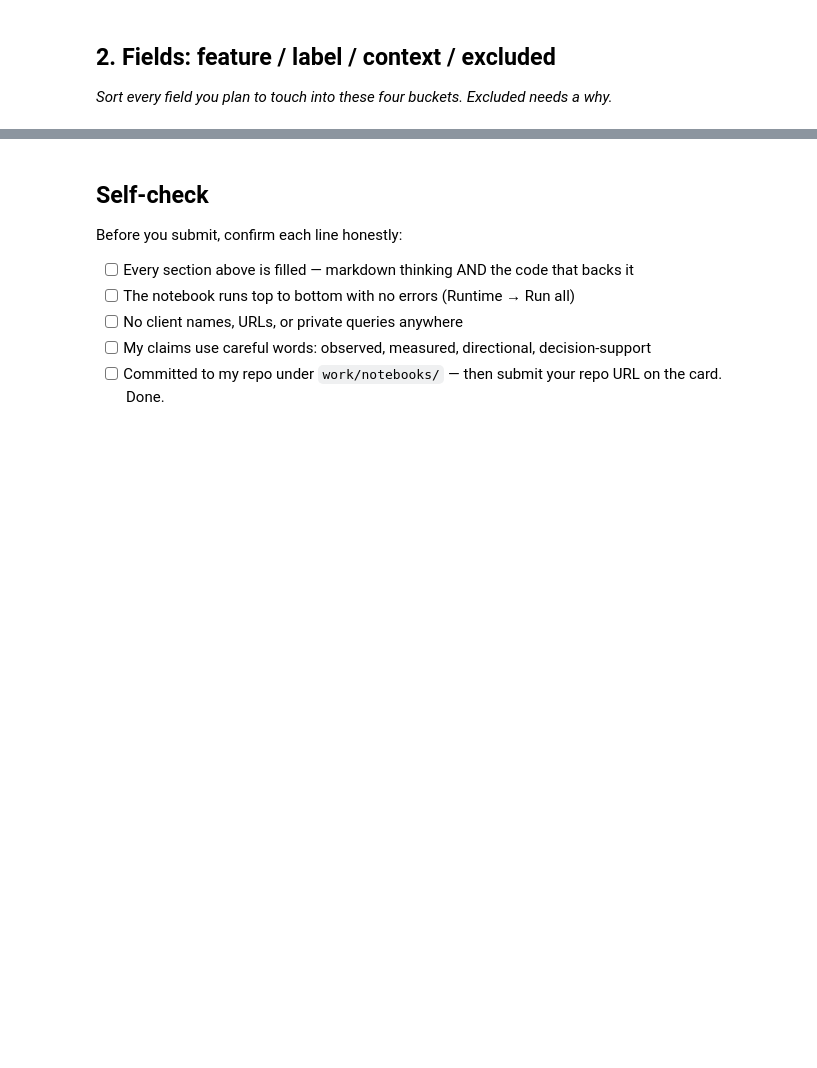
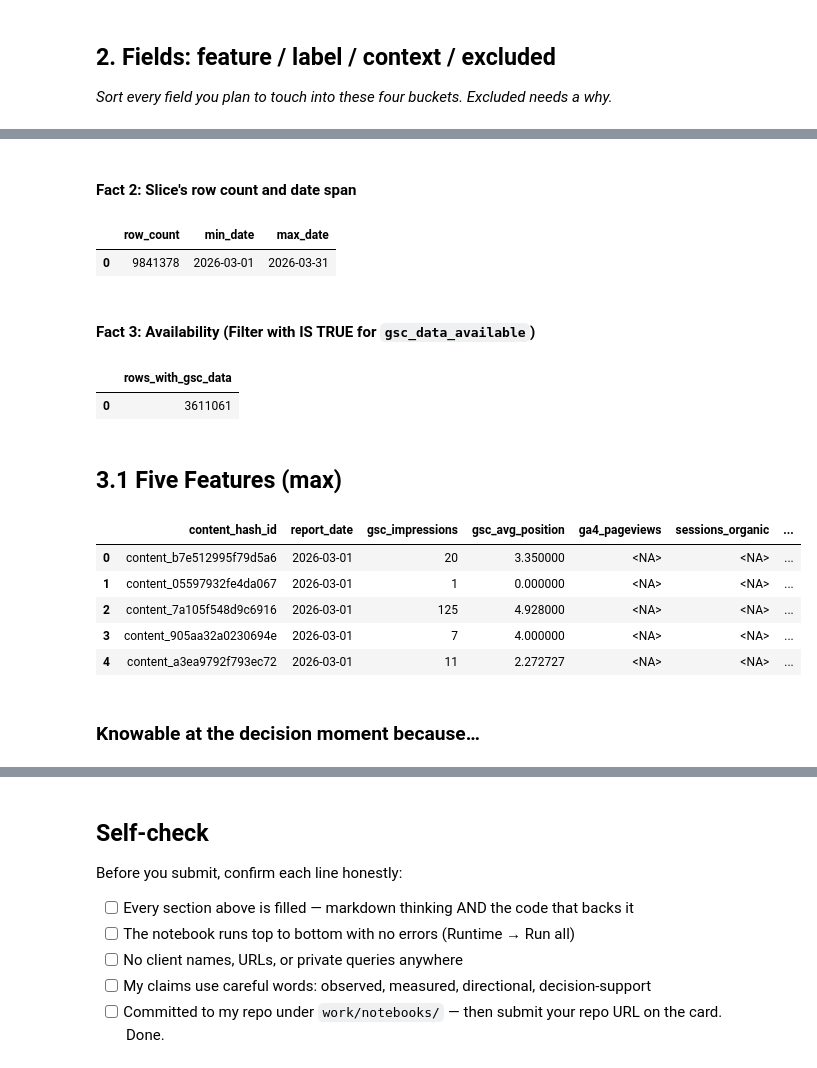
Before and after one commit to mukeshboolani786/flyrank-internship-ml, a Jupyter notebook: work/notebooks/w03_data_contract.ipynb, the cells around one changed output, grey strips where cells are left out. Cells and saved outputs as stored; diff of their text form; code cells hidden in the pictures; blank space fills up the shorter version.

```diff
--- a/work/notebooks/w03_data_contract.ipynb
+++ b/work/notebooks/w03_data_contract.ipynb
@@ -8,0 +11,6 @@ This skeleton is yours to fill. Work the sections **in order** — each one has
+# %%
+from google.colab import userdata
+
+HF_TOKEN = userdata.get("HF_TOKEN")
+
+print("Token Loaded:", HF_TOKEN is not None)
@@ -36,0 +151,64 @@ This skeleton is yours to fill. Work the sections **in order** — each one has
+# %% [markdown]
+#### Fact 2: Slice's row count and date span
+# %%
+# Query to get the total row count and the minimum/maximum report_date for the chosen month
+
+query_counts_dates = f"""SELECT
+    COUNT(*) AS row_count,
+    MIN(report_date) AS min_date,
+    MAX(report_date) AS max_date
+FROM '{data_path}'
+"""
+df_counts_dates = con.execute(query_counts_dates).fetchdf()
+display(df_counts_dates)
+# %% [output]
+|  | row_count | min_date | max_date |
+| 0 | 9841378 | 2026-03-01 | 2026-03-31 |
+# %% [markdown]
+#### Fact 3: Availability (Filter with IS TRUE for `gsc_data_available`)
+# %%
+# Query to filter for rows where gsc_data_available is TRUE and show the count
+
+query_availability = f"""SELECT
+    COUNT(*) AS rows_with_gsc_data
+FROM '{data_path}'
+WHERE gsc_data_available IS TRUE
+"""
+df_availability = con.execute(query_availability).fetchdf()
+display(df_availability)
+# %% [output]
+|  | rows_with_gsc_data |
+| 0 | 3611061 |
+# %% [markdown]
+## 3.1 Five Features (max)
+# %%
+# Select 5 features and the label from the fact_content_daily_performance table for month=2026-03
+# For this step, we'll select features available in the current row's context.
+
+feature_cols = [
+    'content_hash_id',
+    'report_date',
+    'gsc_impressions',
+    'gsc_avg_position',
+    'ga4_pageviews',
+    'sessions_organic',
+    'scroll_events'
+]
+
+label_col = 'gsc_clicks'
+
+# Construct the path to the specific month's data
+data_path_features = os.path.join(warehouse_path, 'fact_content_daily_performance', 'month=2026-03', '*.parquet')
+
+# Query the parquet files directly using DuckDB to create the feature frame
+df_features = con.execute(f"SELECT {', '.join(feature_cols + [label_col])} FROM '{data_path_features}'").fetchdf()
+display(df_features.head())
+# %% [output]
+|  | content_hash_id | report_date | gsc_impressions | gsc_avg_position | ga4_pageviews | sessions_organic | ... |
+| 0 | content_b7e512995f79d5a6 | 2026-03-01 | 20 | 3.350000 | <NA> | <NA> | ... |
+| 1 | content_05597932fe4da067 | 2026-03-01 | 1 | 0.000000 | <NA> | <NA> | ... |
+| 2 | content_7a105f548d9c6916 | 2026-03-01 | 125 | 4.928000 | <NA> | <NA> | ... |
+| 3 | content_905aa32a0230694e | 2026-03-01 | 7 | 4.000000 | <NA> | <NA> | ... |
+| 4 | content_a3ea9792f793ec72 | 2026-03-01 | 11 | 2.272727 | <NA> | <NA> | ... |
+# %% [markdown]
+### Knowable at the decision moment because…
```
Also changed, not shown: parts of 20 cells of this notebook.
